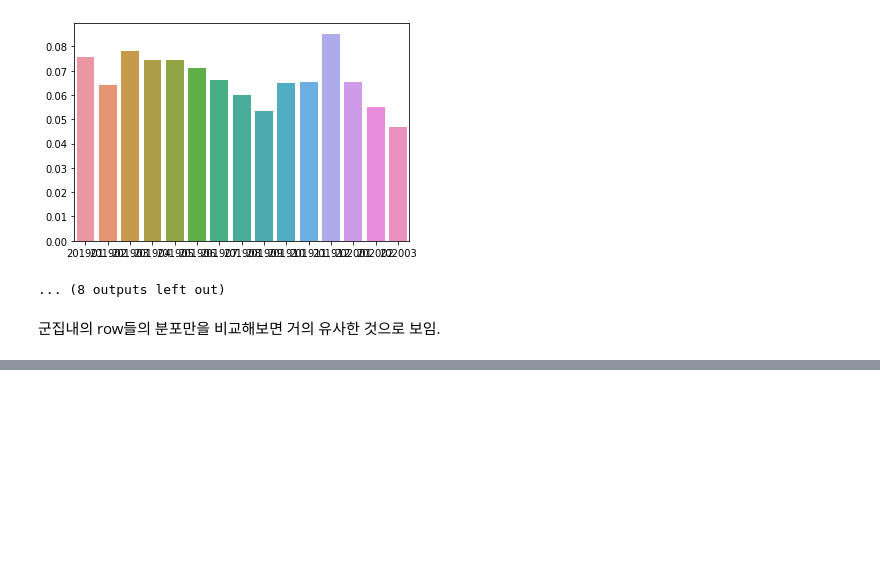
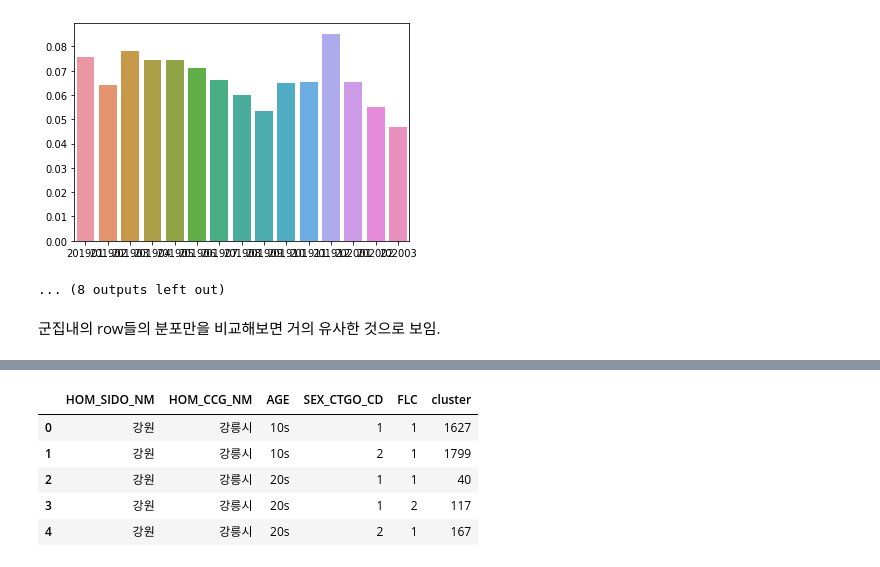
Before and after one commit to DrumDong/Dacon_Jeju, a Jupyter notebook: Jeju_DataPreprocess_03th.ipynb, the cells around one changed output, grey strips where cells are left out. Cells and saved outputs as stored; diff of their text form; code cells hidden in the pictures; blank space fills up the shorter version.

Commit message:
Jensen shannon -> AgglomerativeClustering Guide

```diff
--- a/Jeju_DataPreprocess_03th.ipynb
+++ b/Jeju_DataPreprocess_03th.ipynb
@@ -322,0 +325,15 @@ for col in jsd[jsd['cluster'] ==1].drop(['CARD_SIDO_NM','CARD_CCG_NM','STD_CLSS_
+# %%
+def make_clustering(df):
+    df_s = df.iloc[:,-df.shape[0]:] # 클러스터링용 dataframe 생성
+    clustering = AgglomerativeClustering(n_clusters=int(df_s.shape[0]/2),
+                                     affinity='precomputed',
+                                     linkage='average')
+    clustering.fit(df_s)
+
+    dfd = df.iloc[:,:-df.shape[0]]
+    dfd['cluster'] = clustering.labels_
+
+    return dfd.drop(dfd.iloc[:,-16:-1].columns,axis=1)
+# %%
+kk=make_clustering(job_similarity)
+tt=make_clustering(customer_similarity)
@@ -322,0 +349,9 @@ for col in jsd[jsd['cluster'] ==1].drop(['CARD_SIDO_NM','CARD_CCG_NM','STD_CLSS_
+# %%
+tt.head()
+# %% [output]
+|  | HOM_SIDO_NM | HOM_CCG_NM | AGE | SEX_CTGO_CD | FLC | cluster |
+| 0 | 강원 | 강릉시 | 10s | 1 | 1 | 1627 |
+| 1 | 강원 | 강릉시 | 10s | 2 | 1 | 1799 |
+| 2 | 강원 | 강릉시 | 20s | 1 | 1 | 40 |
+| 3 | 강원 | 강릉시 | 20s | 1 | 2 | 117 |
+| 4 | 강원 | 강릉시 | 20s | 2 | 1 | 167 |
```
Also changed, not shown: parts of 2 cells of this notebook.
